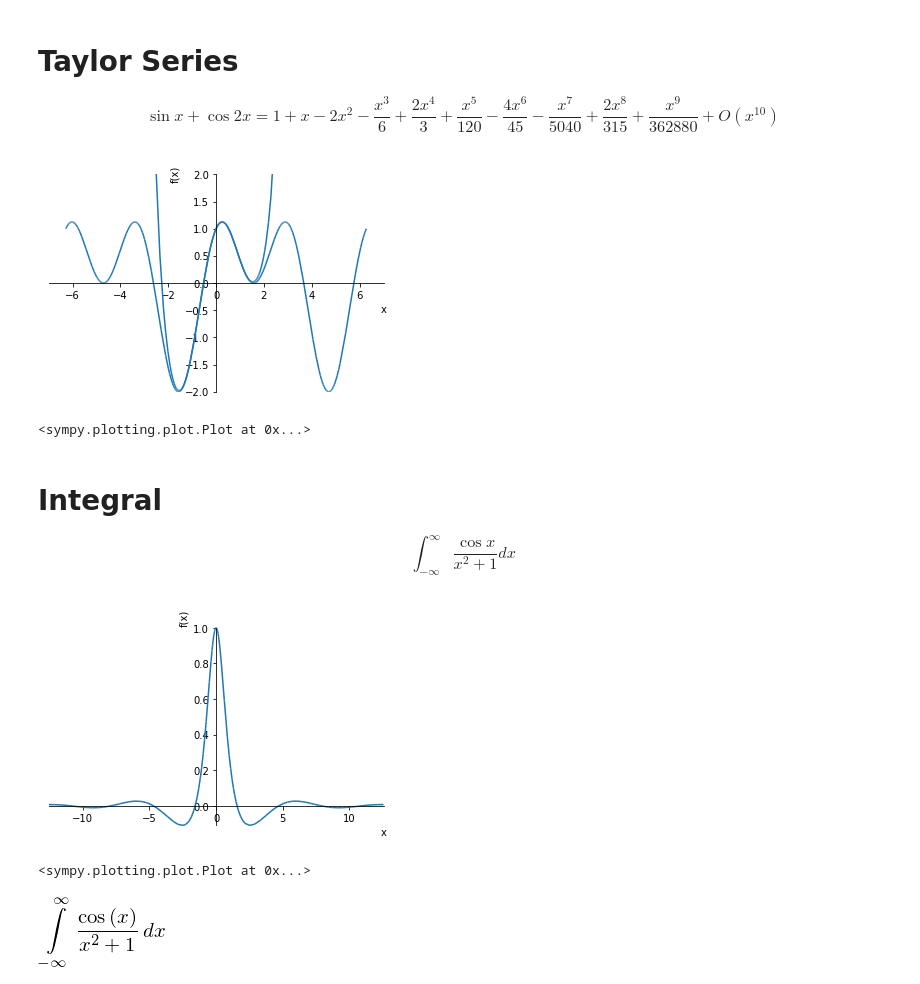
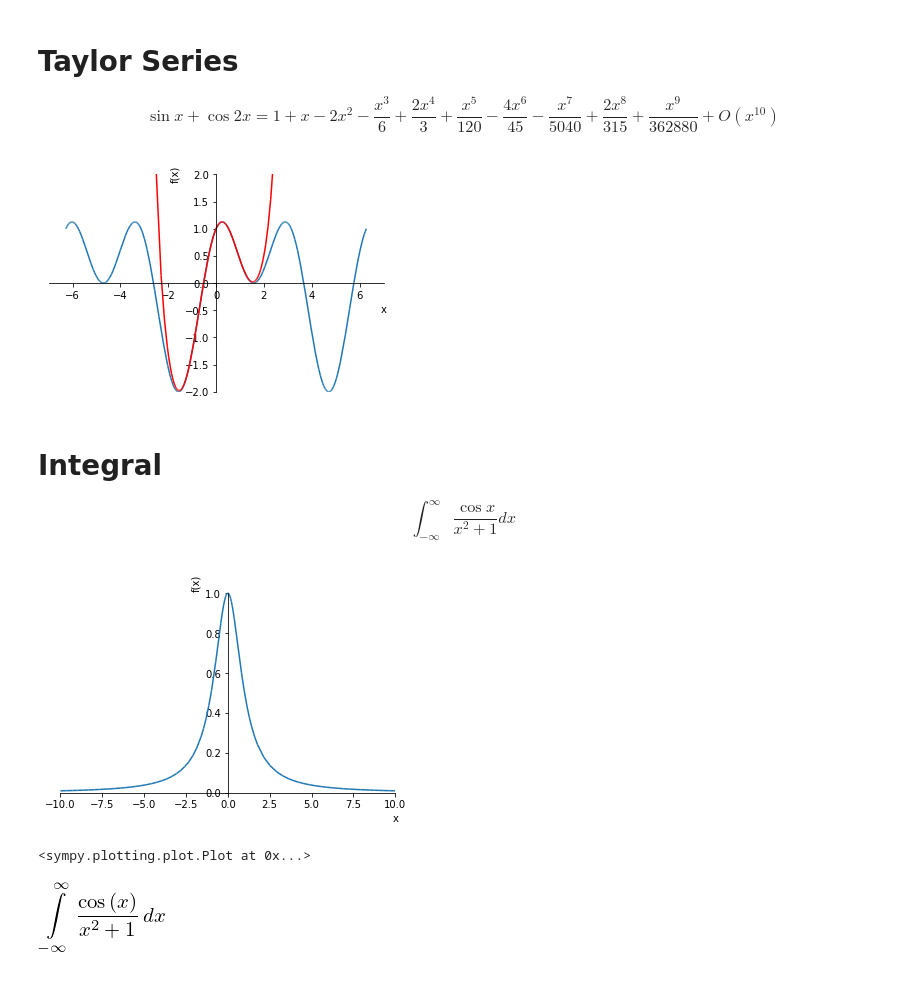
Before and after one commit to HayaoSuzuki/pyconjp2018, a Jupyter notebook: 180917slide_revised.ipynb, the cells around one changed output. Cells and saved outputs as stored; diff of their text form; code cells hidden in the pictures.

```diff
--- a/180917slide_revised.ipynb
+++ b/180917slide_revised.ipynb
@@ -337,23 +345,25 @@ from sympy.plotting import plot
 
 x = Symbol("x")
 f = sin(x) + cos(2 * x)
-plot(f, f.series(n=10).removeO(), (x, -2*pi, 2*pi), xlim=(-7, 7), ylim=(-2, 2))
+
+p = plot(f, f.series(n=10).removeO(), (x, -2*pi, 2*pi), xlim=(-7, 7), ylim=(-2, 2), show=False)
+p[1].line_color = 'r'
+p.show()
 # %% [output]
-[figure, old version]
+[figure, new version]
-<sympy.plotting.plot.Plot at 0x...>
 # %% [markdown]
 # Integral
 
 $$ \int^{\infty}_{-\infty}\frac{\cos{x}}{x^{2} + 1}dx$$
 # %%
-from sympy import Integral, Symbol, cos, oo, pi, simplify, sin
+from sympy import And, Integral, Symbol, cos, oo, pi, simplify, sin
 from sympy.plotting import plot
 
 x = Symbol("x")
 f = cos(x) / (1 + x**2)
-plot(f, (x, -4*pi, 4*pi))
+plot((1 / (1 + x**2)))
 # %% [output]
-[figure, old version]
+[figure, new version]
 <sympy.plotting.plot.Plot at 0x...>
 # %%
 expr = Integral(f, (x, -oo, oo))
```
Also changed, not shown: parts of 23 cells of this notebook.
